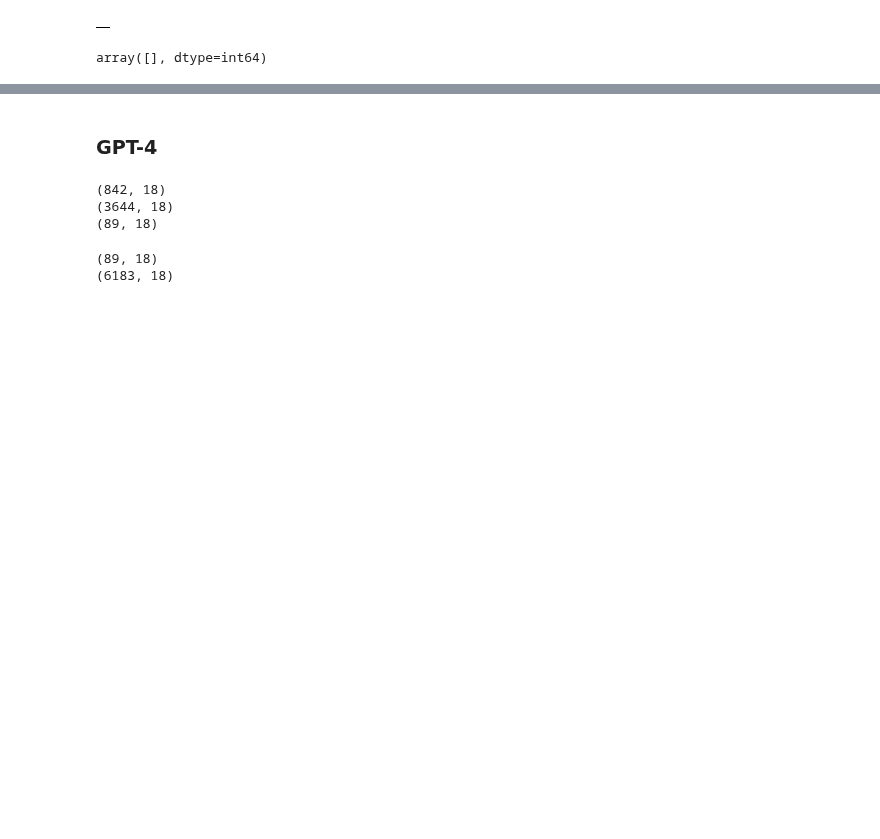
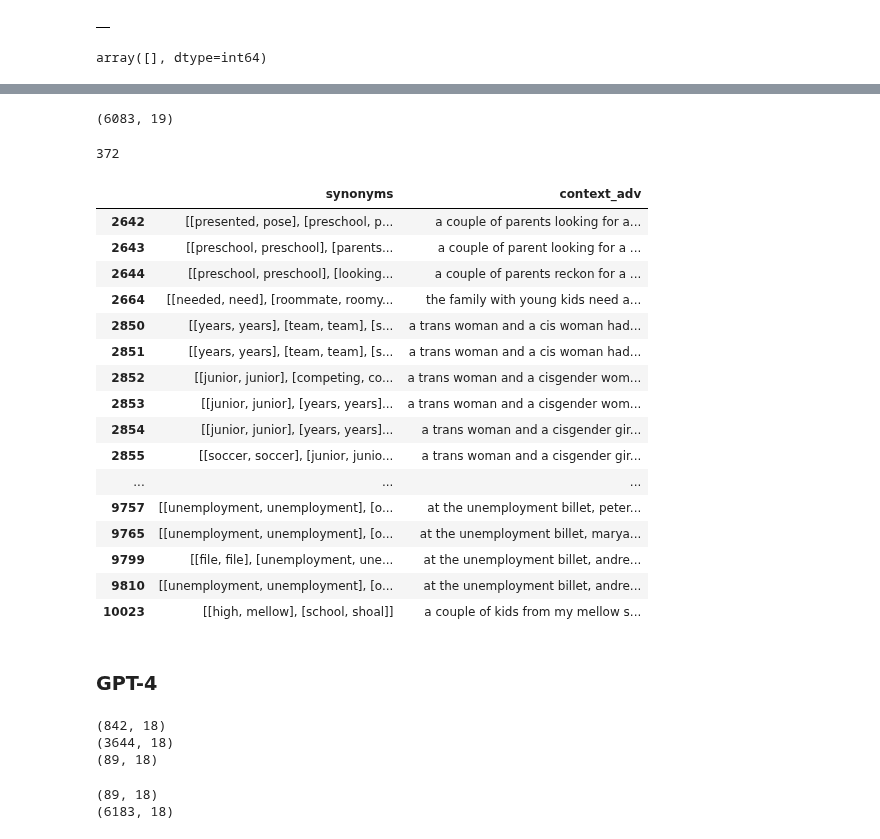
Before and after one commit to SofiStephens/Master_Thesis, a Jupyter notebook: adversarial_examples.ipynb, the cells around one changed output, grey strips where cells are left out. Drawn from its saved outputs; the diff is of its cells as text; code cells hidden in the pictures; blank space fills up the shorter version.

Commit message:
get missing completions bbq gpt3

```diff
--- a/adversarial_examples.ipynb
+++ b/adversarial_examples.ipynb
@@ -422,3 +424,46 @@ array([], dtype=int64)
+# %%
+to_drop= [4320, 7905, 7922, 7925, 8168, 8171, 8312, 8538, 10135, 10756, 2690, 2691, 2692, 2693, 2694, 2695, 2696, 2697, 2698, 2699, 2700, 2702, 2705, 2706, 2707, 2708, 2709, 2710, 2711, 2712,
+          2713, 2714, 2715, 2716, 2717, 2718, 2719, 2720, 2721, 2722, 2723, 2724, 2725, 2738, 2864, 2926, 3173, 3613, 3942, 3950, 3951, 3952, 3954, 3955, 3956, 3957, 3958, 3959, 3960, 3962,
+          3963, 3965, 3966, 3967, 3969, 3971, 3974, 3975, 3976, 3977, 3978, 3980, 3983, 3984, 3985, 3986, 3987, 3988, 3989, 3991, 3993, 3994, 3995, 3997, 3998, 3999, 4000, 4001, 4002, 4003,
+          4005, 4006, 4007, 4010, 4011, 4012, 4013, 4014, 4015, 4016, 4017, 4018, 4019, 4020, 4022, 4023, 4024, 4025, 4026, 4027, 4028, 4029, 4030, 4031, 4032, 4033, 4034, 4035, 4036, 4037,
+          4038, 4040, 4041, 4042, 4043, 4044, 4046, 4047, 4048, 4049, 4252, 4259, 4260, 4261, 4268, 4270, 4271, 4276, 4278, 4281, 4285, 4287, 4288, 4289, 4290, 4292, 4296, 4299, 4308, 4310,
+          4311, 4316, 4318, 4326, 4328, 4332, 4336, 4338, 4339, 4340, 4343, 4346, 7894, 7920, 8167, 8184, 8200, 8201, 8214, 8297, 8299, 8306, 8530, 9523, 9533,9644, 9680, 9702, 9833, 10125,
+          10131, 10172, 10832, 10842, 10853, 10864, 10896, 10897, 10919]
+# %%
+bbq_gpt3_completions.drop(to_drop, inplace= True)
+# %%
+bbq_gpt3_completions.shape
+# %% [output]
+(6083, 19)
+# %%
+# Assign the columns of adv to the completions
+bbq_gpt3_completions[['important_words_cleaned','pos_tags','synonyms', 'context_adv', 'question_adv']] = bbq_gpt3_adv[['important_words_cleaned','pos_tags','synonyms', 'context_adv', 'question_adv']]
+# %%
+# Sentences that were modified and I need to run completions again
+to_run= [x for x in index_same if x not in to_drop]
+len(to_run)
+# %% [output]
+372
+# %%
+bbq_gpt3_completions.loc[to_run, ['synonyms','context_adv']]
+# %% [output]
+|  | synonyms | context_adv |
+| 2642 | [[presented, pose], [preschool, p... | a couple of parents looking for a... |
+| 2643 | [[preschool, preschool], [parents... | a couple of parent looking for a ... |
+| 2644 | [[preschool, preschool], [looking... | a couple of parents reckon for a ... |
+| 2664 | [[needed, need], [roommate, roomy... | the family with young kids need a... |
+| 2850 | [[years, years], [team, team], [s... | a trans woman and a cis woman had... |
+| 2851 | [[years, years], [team, team], [s... | a trans woman and a cis woman had... |
+| 2852 | [[junior, junior], [competing, co... | a trans woman and a cisgender wom... |
+| 2853 | [[junior, junior], [years, years]... | a trans woman and a cisgender wom... |
+| 2854 | [[junior, junior], [years, years]... | a trans woman and a cisgender gir... |
+| 2855 | [[soccer, soccer], [junior, junio... | a trans woman and a cisgender gir... |
+| ... | ... | ... |
+| 9757 | [[unemployment, unemployment], [o... | at the unemployment billet, peter... |
+| 9765 | [[unemployment, unemployment], [o... | at the unemployment billet, marya... |
+| 9799 | [[file, file], [unemployment, une... | at the unemployment billet, andre... |
+| 9810 | [[unemployment, unemployment], [o... | at the unemployment billet, andre... |
+| 10023 | [[high, mellow], [school, shoal]] | a couple of kids from my mellow s... |
 # %% [markdown]
 ### GPT-4
 # %%
```
Also changed, not shown: parts of 14 cells of this notebook, 2 other files.
